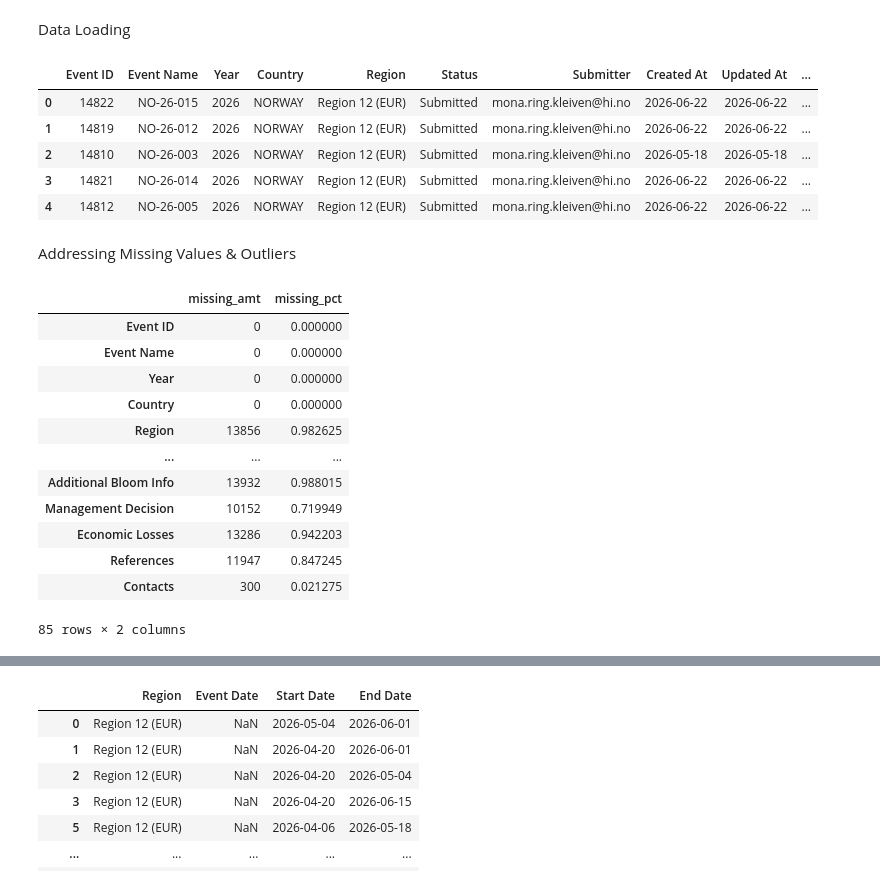
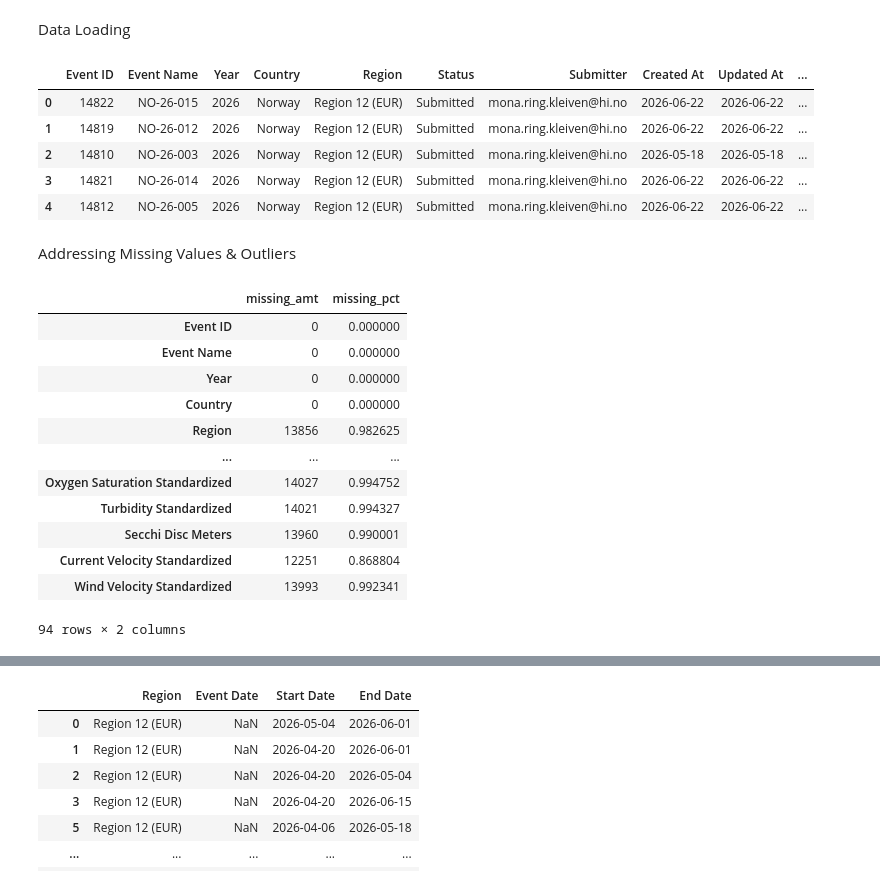
Before and after one commit to Break-Through-Tech/Oregon-State-University-1A-forecasting-risk-of-harmful-algal-blooms-in-coastal-marine-ecosystems, a Jupyter notebook: notebooks/OSU1A.ipynb, the cells around one changed output, grey strips where cells are left out. Cells and saved outputs as stored; diff of their text form; code cells hidden in the pictures.

```diff
--- a/notebooks/OSU1A.ipynb
+++ b/notebooks/OSU1A.ipynb
@@ -41,24 +41,24 @@ Data Loading
 # %%
 import pandas as pd
 
 # Show all columns without truncation
 pd.set_option('display.max_columns', None)
 
 # Show full text/content inside each cell without clipping
 pd.set_option('display.max_colwidth', None)
 
-hae_url = "https://raw.githubusercontent.com/Break-Through-Tech/Oregon-State-University-1A-forecasting-risk-of-harmful-algal-blooms-in-coastal-marine-ecosystems/main/data/raw/harmful_algae_events.csv"
+hae_url = "https://raw.githubusercontent.com/Break-Through-Tech/Oregon-State-University-1A-forecasting-risk-of-harmful-algal-blooms-in-coastal-marine-ecosystems/main/data/processed/harmful_algae_events_standardized.csv"
 
 HAE_data = pd.read_csv(hae_url)
 
 HAE_data.head()
 # %% [output]
 |  | Event ID | Event Name | Year | Country | Region | Status | Submitter | Created At | Updated At | ... |
-| 0 | 14822 | NO-26-015 | 2026 | NORWAY | Region 12 (EUR) | Submitted | mona.ring.kleiven@hi.no | 2026-06-22 | 2026-06-22 | ... |
-| 1 | 14819 | NO-26-012 | 2026 | NORWAY | Region 12 (EUR) | Submitted | mona.ring.kleiven@hi.no | 2026-06-22 | 2026-06-22 | ... |
-| 2 | 14810 | NO-26-003 | 2026 | NORWAY | Region 12 (EUR) | Submitted | mona.ring.kleiven@hi.no | 2026-05-18 | 2026-05-18 | ... |
-| 3 | 14821 | NO-26-014 | 2026 | NORWAY | Region 12 (EUR) | Submitted | mona.ring.kleiven@hi.no | 2026-06-22 | 2026-06-22 | ... |
-| 4 | 14812 | NO-26-005 | 2026 | NORWAY | Region 12 (EUR) | Submitted | mona.ring.kleiven@hi.no | 2026-06-22 | 2026-06-22 | ... |
+| 0 | 14822 | NO-26-015 | 2026 | Norway | Region 12 (EUR) | Submitted | mona.ring.kleiven@hi.no | 2026-06-22 | 2026-06-22 | ... |
+| 1 | 14819 | NO-26-012 | 2026 | Norway | Region 12 (EUR) | Submitted | mona.ring.kleiven@hi.no | 2026-06-22 | 2026-06-22 | ... |
+| 2 | 14810 | NO-26-003 | 2026 | Norway | Region 12 (EUR) | Submitted | mona.ring.kleiven@hi.no | 2026-05-18 | 2026-05-18 | ... |
+| 3 | 14821 | NO-26-014 | 2026 | Norway | Region 12 (EUR) | Submitted | mona.ring.kleiven@hi.no | 2026-06-22 | 2026-06-22 | ... |
+| 4 | 14812 | NO-26-005 | 2026 | Norway | Region 12 (EUR) | Submitted | mona.ring.kleiven@hi.no | 2026-06-22 | 2026-06-22 | ... |
 # %% [markdown]
 Addressing Missing Values & Outliers
 # %%
@@ -78,12 +78,12 @@ missing_summary
 | Country | 0 | 0.000000 |
 | Region | 13856 | 0.982625 |
 | ... | ... | ... |
-| Additional Bloom Info | 13932 | 0.988015 |
-| Management Decision | 10152 | 0.719949 |
-| Economic Losses | 13286 | 0.942203 |
-| References | 11947 | 0.847245 |
-| Contacts | 300 | 0.021275 |
+| Oxygen Saturation Standardized | 14027 | 0.994752 |
+| Turbidity Standardized | 14021 | 0.994327 |
+| Secchi Disc Meters | 13960 | 0.990001 |
+| Current Velocity Standardized | 12251 | 0.868804 |
+| Wind Velocity Standardized | 13993 | 0.992341 |
-85 rows × 2 columns
+94 rows × 2 columns
 # %%
 numeric_df = df.select_dtypes(include="number")
 
```
Also changed, not shown: parts of 11 cells of this notebook.
